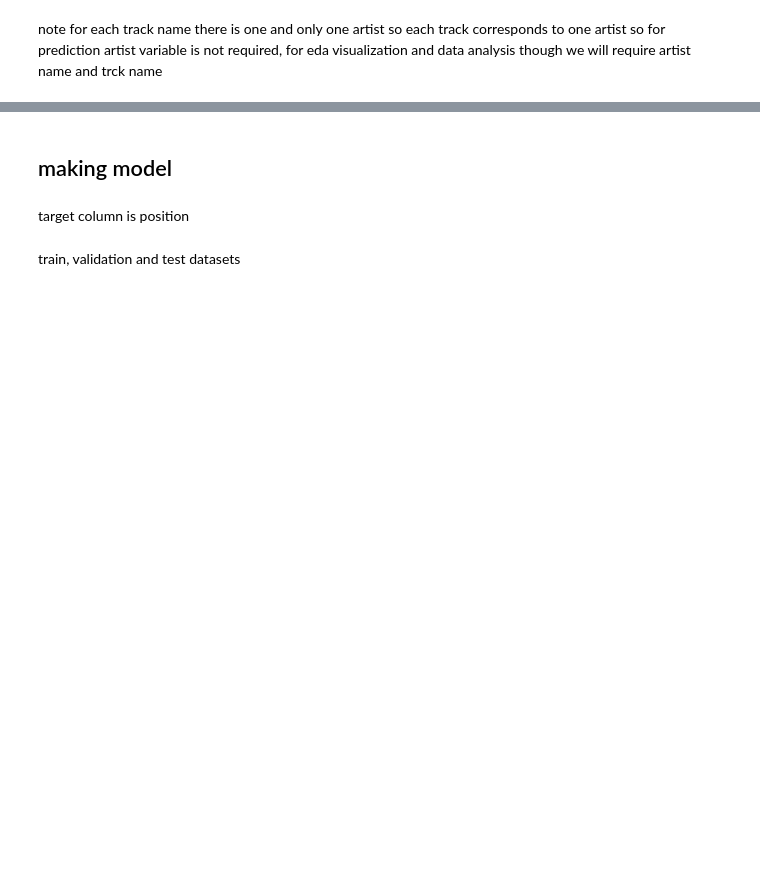
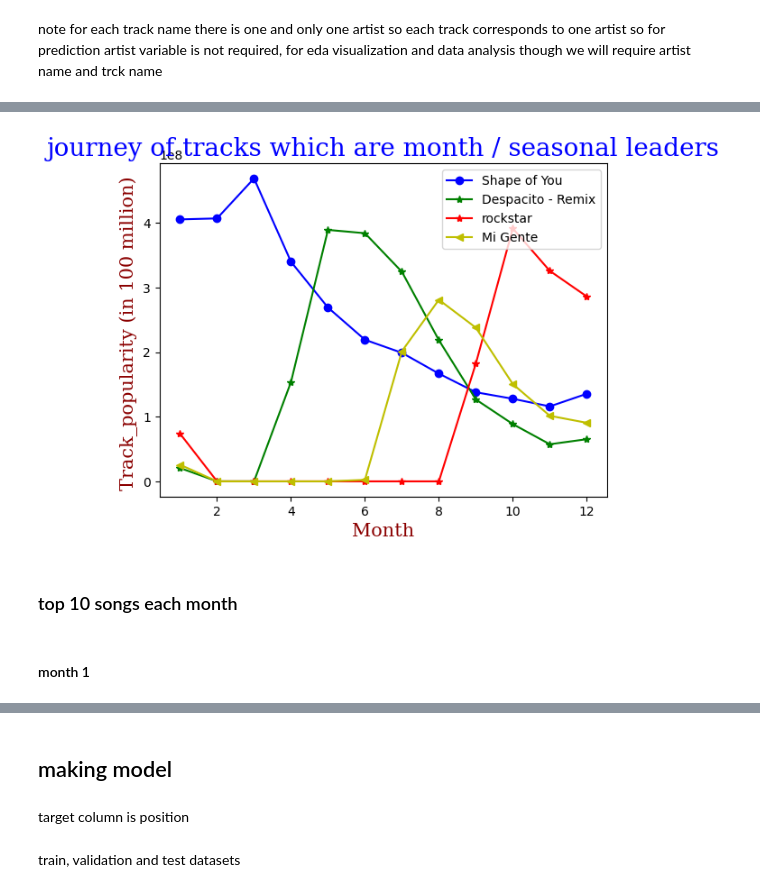
Before and after one commit to rohan34237/AML, a Jupyter notebook: work.ipynb, the cells around one changed output, grey strips where cells are left out. Cells and saved outputs as stored; diff of their text form; code cells hidden in the pictures; blank space fills up the shorter version.

```diff
--- a/work.ipynb
+++ b/work.ipynb
@@ -468,0 +494,12 @@ note for each track name there is one and only one artist so each track correspo
+# %%
+index=0
+
+for i in track_month_table:
+
+    track_month['Month'][index]=i
+
+    track_month['No of Streams'][index]=sorted(track_month_table.iloc[:,index],reverse=True)[0]
+
+    track_month['Track with most streams'][index]= track_month_table.index[track_month_table.iloc[:,index]==track_month['No of Streams'][index]].values[0]
+
+    index=index+1
@@ -468,0 +524,6 @@ note for each track name there is one and only one artist so each track correspo
+# %%
+tracks=track_month['Track with most streams'].value_counts().index.tolist()
+
+for i in tracks:
+
+    track_month[i]=track_month_table.loc[i].tolist()
@@ -468,0 +546,47 @@ note for each track name there is one and only one artist so each track correspo
+# %%
+ # fonts
+
+ # font of title
+ font1 = {'family':'serif','color':'blue','size':20}
+
+ # font of axes
+ font2 = {'family':'serif','color':'darkred','size':15}
+
+ # font of text displayed on graph
+ font_text = {'family':'serif','color':'darkgreen','size':10}
+
+
+
+ # plotting title and x,y labels on graph
+
+ # Title
+ plt.title("journey of tracks which are month / seasonal leaders", fontdict = font1)
+
+ # X label
+ plt.xlabel("Month", fontdict = font2)
+
+ # Y label
+ plt.ylabel("Track_popularity (in 100 million) ", fontdict = font2)
+
+
+
+ plt.plot(track_month['Month'], track_month['Shape of You'], 'bo-',label='Shape of You')
+
+ plt.plot(track_month['Month'], track_month['Despacito - Remix'], 'g*-', label='Despacito - Remix')
+
+ plt.plot(track_month['Month'], track_month['rockstar'], 'r*-', label='rockstar')
+
+ plt.plot(track_month['Month'], track_month['Mi Gente'], 'y<-', label='Mi Gente')
+
+
+ plt.legend()
+
+
+ # show the plot
+ plt.show()
+# %% [output]
+[figure, added]
+# %% [markdown]
+### top 10 songs each month
+# %% [markdown]
+#### month 1
```
Also changed, not shown: parts of 114 cells of this notebook, 1 other file.
